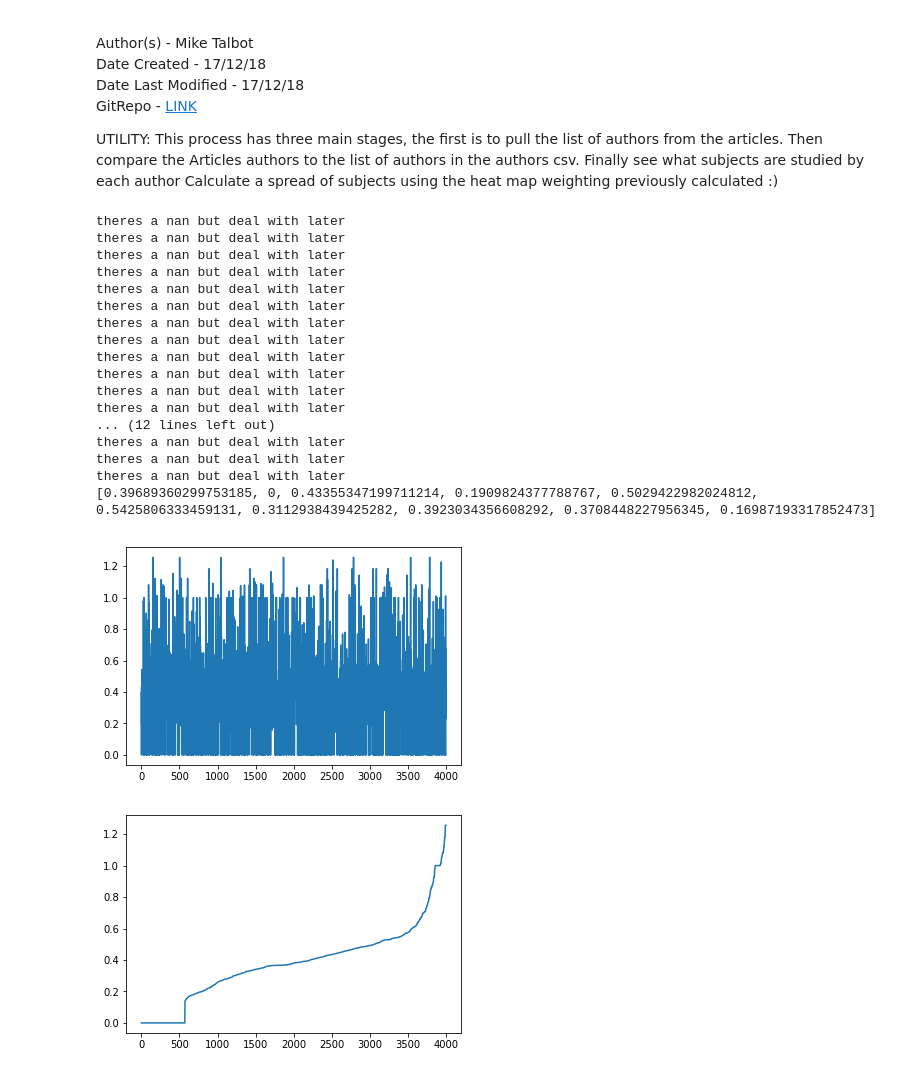
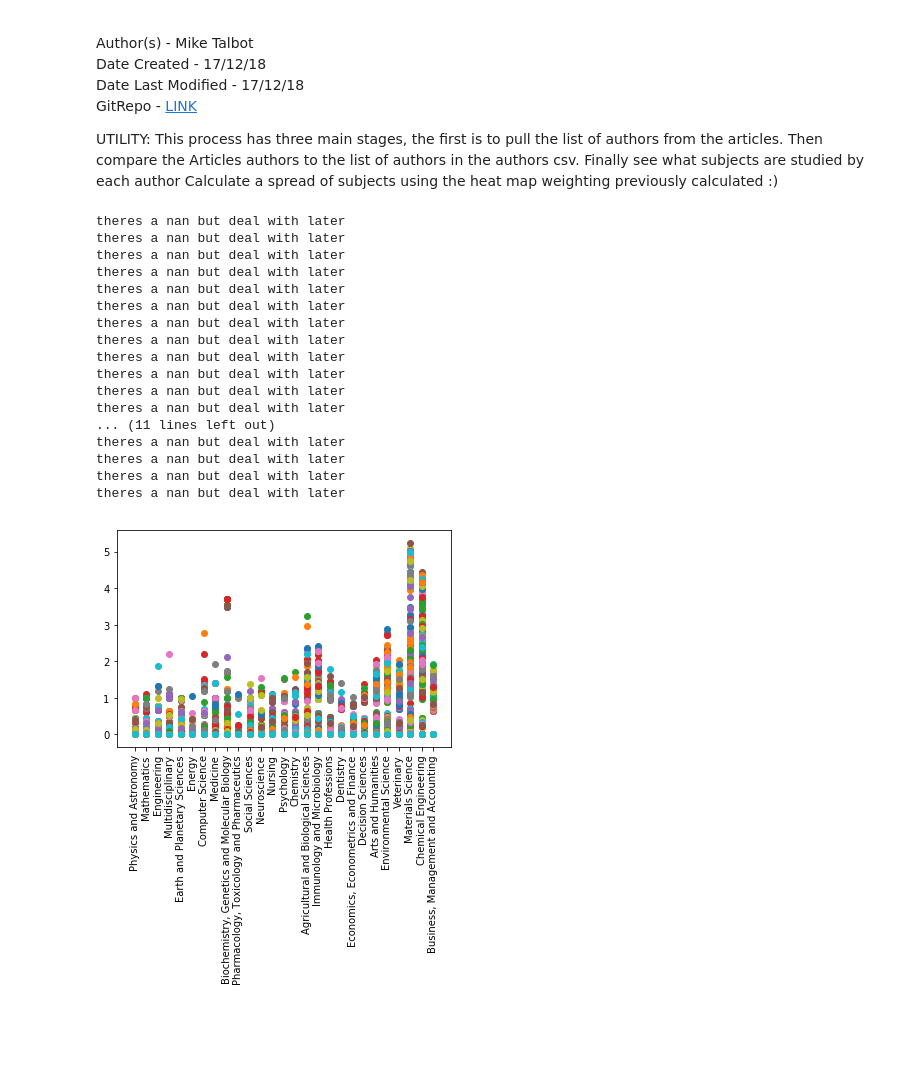
Before and after one commit to miketalbotbox/MDM_Interdisciplinarity, a Jupyter notebook: Find Authors from Articles.ipynb, the cells around one changed output. Drawn from its saved outputs; the diff is of its cells as text; code cells hidden in the pictures; blank space fills up the shorter version.

```diff
--- a/Find Authors from Articles.ipynb
+++ b/Find Authors from Articles.ipynb
@@ -84,6 +84,7 @@ for x in Authors_Subjects_List:
         x.remove('')
 
 Total_Subjects = TotalSubjects(Authors_Subjects_List)
+Total_Subjects.remove('nan')
 ASGraph = CreateGraph(Authors_ID_Num,Authors_Subjects_List, Total_Subjects)
 # %%
 """
@@ -134,10 +135,20 @@ In each article loop through each subject
 For each subject calculate a "Similarity value"
 Find the biggest value
 This is designated as the articles discipline
+
+
+This is slightly redone in order to measure the "strength"
+of each subject in each report. The strongest subject is the
+main discilpine of the report and then a varience will be calculated
+to see how interdisciplinary the writers of the report are
 """
-Strength = []
+strength = []
+Strengths = []
+#print(len(Total_Subjects))
+
 for article in Known_Subjects_Article_Final:
     weight = 0
+    Weights = np.zeros(len(Total_Subjects))
     for topic in Total_Subjects:
         if topic in article:
             Comp1 = Total_Subjects.index(topic)
@@ -145,12 +156,15 @@ for article in Known_Subjects_Article_Final:
                 try:
                     Comp2 = Total_Subjects.index(subject)
                     weight += Sub_Vs_Sub[Comp1,Comp2]
+                    Weights[Total_Subjects.index(topic)] += Sub_Vs_Sub[Comp1,Comp2]
                 except:
                     print('theres a nan but deal with later')
             weight /= len(article)
-    Strength.append(weight)
+            Weights /= len(article)**(0.5)
+    strength.append(weight)
+    Strengths.append(Weights)
 
-print(Strength[0:10])
+#print(Strengths[0:10])
 # %% [output]
 theres a nan but deal with later
 theres a nan but deal with later
@@ -164,25 +178,28 @@ theres a nan but deal with later
 theres a nan but deal with later
 theres a nan but deal with later
 theres a nan but deal with later
-... (12 lines left out)
+... (11 lines left out)
 theres a nan but deal with later
 theres a nan but deal with later
 theres a nan but deal with later
-[0.39689360299753185, 0, 0.43355347199711214, 0.1909824377788767, 0.5029422982024812, 0.5425806333459131, 0.3112938439425282, 0.3923034356608292, 0.3708448227956345, 0.16987193317852473]
+theres a nan but deal with later
 # %%
 """
 A metric to measure the spread  per author and then compare the spreads of authors in each article
 mean/variance
 
 look into aspects in both authors and articles.
 """
 
-plt.plot(Strength)
+"""
+Plotting the strengths of subjects
+"""
+for n in range(len(Strengths)):
+    plt.scatter(Total_Subjects,Strengths[n])
+locs, labels = plt.xticks()
+plt.xticks(rotation=90)
 plt.show()
+#plt.plot(strength)
+#plt.show()
 # %% [output]
-[figure, old version]
+[figure, new version]
-# %%
-plt.plot(sorted(Strength))
-plt.show()
-# %% [output]
-[figure, removed]
```
Also changed, not shown: parts of 4 cells of this notebook.
